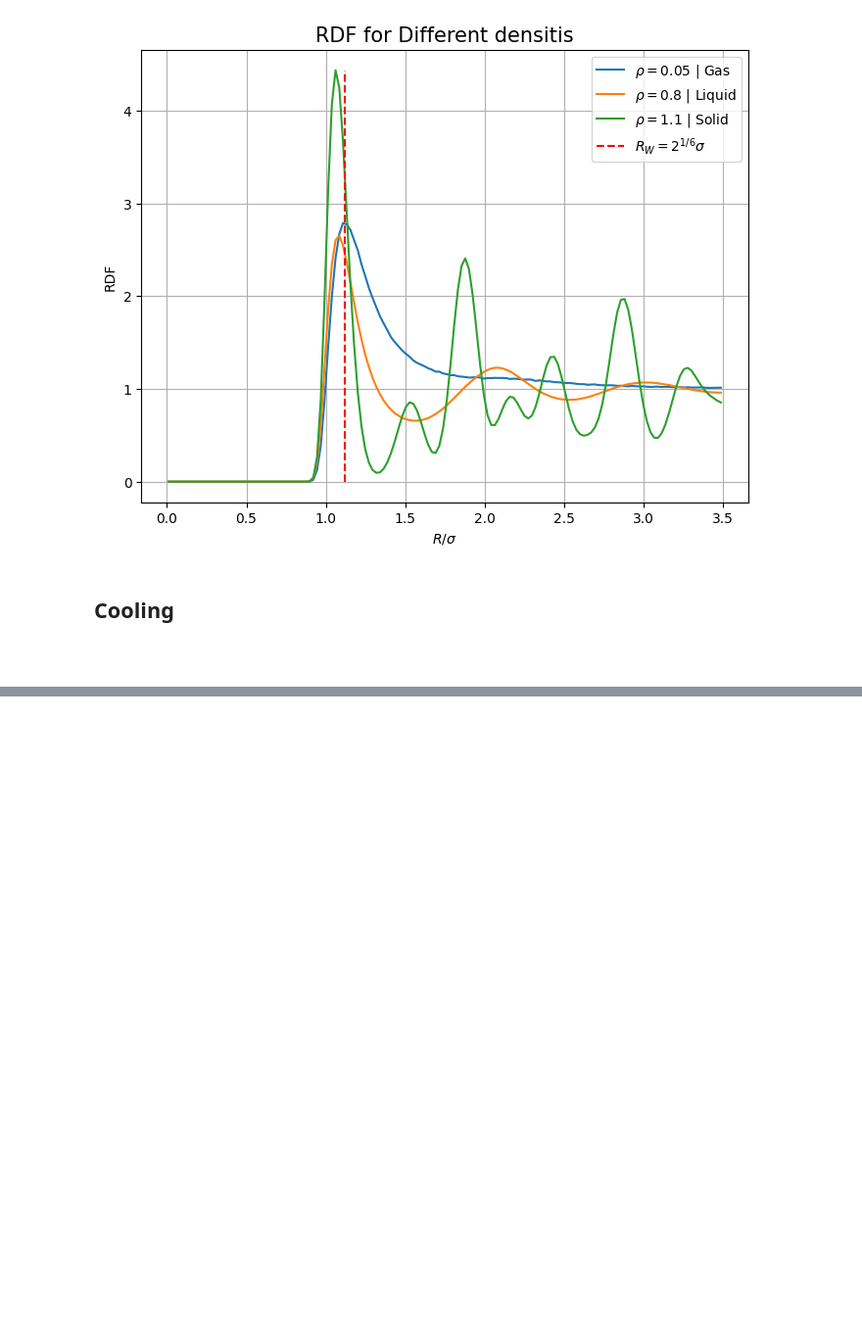
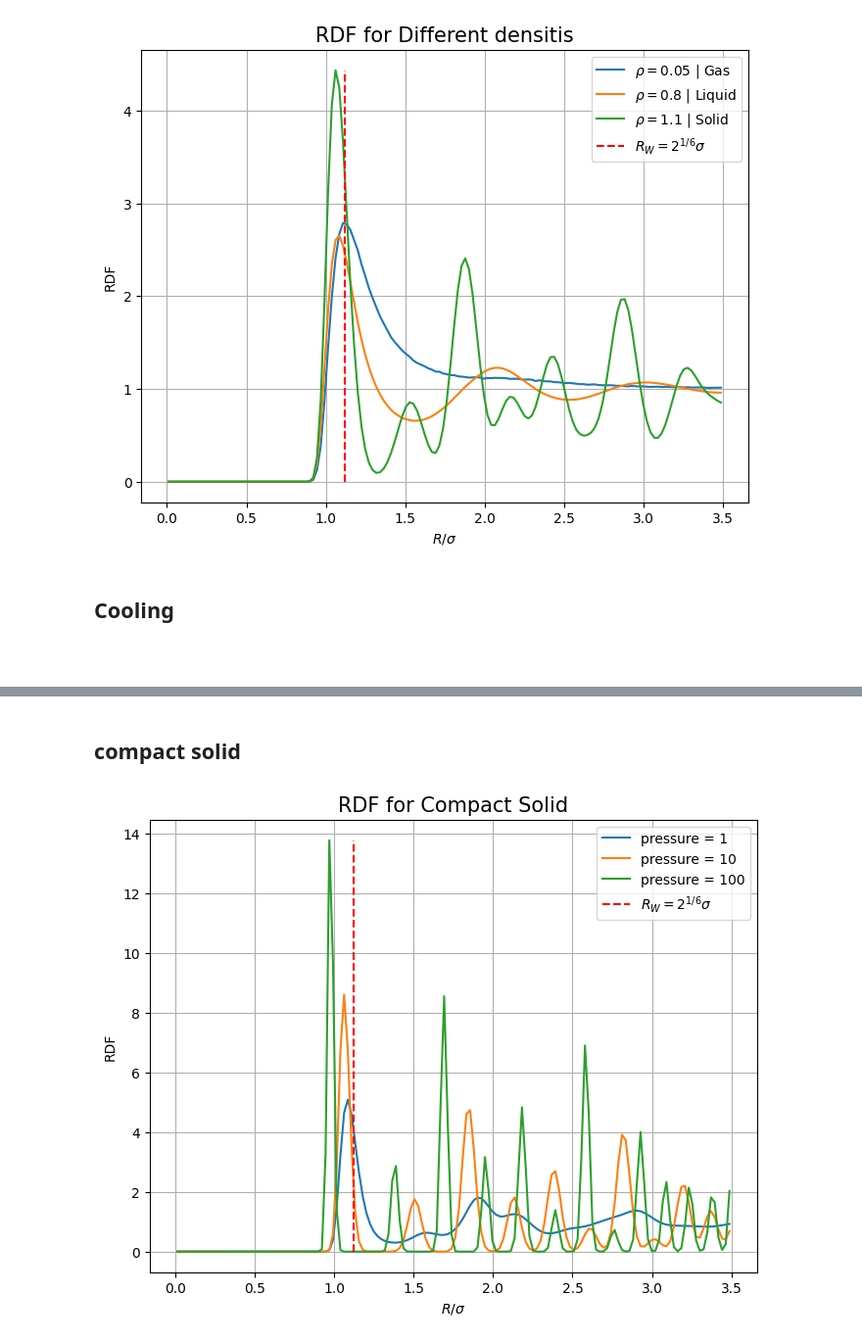
Before and after one commit to YehonathanBarda/Advenced_PhyChemLab2, a Jupyter notebook: MD/MD_run.ipynb, the cells around one changed output, grey strips where cells are left out. Shown at 98% size. Cells and saved outputs as stored; diff of their text form; code cells hidden in the pictures; blank space fills up the shorter version.

Commit message:
compact solid - pressure

```diff
--- a/MD/MD_run.ipynb
+++ b/MD/MD_run.ipynb
@@ -202,0 +201,20 @@ plt.show()
+# %% [markdown]
+## compact solid
+# %%
+pressure_list = [1,10,100]
+max_rdf = 0
+plt.figure(figsize=(8, 6))
+for pressure in pressure_list:
+    file_path = os.path.join(results_folder, f"rdf_lj_relaxation_pressure_{pressure}_NumStep_50000.out")
+    R, RDF = plot_rdf(file_path, Plot=False)
+    plt.plot(R, RDF, label=f'pressure = {pressure}')
+    max_rdf = max(max_rdf, max(RDF))
+plt.vlines(2 ** (1/6), 0,max_rdf, colors='r', linestyles='dashed', label=r'$R_{W}= 2^{1/6} \sigma$')
+plt.xlabel(r'$R/\sigma$')
+plt.ylabel(r'RDF')
+plt.title('RDF for Compact Solid', fontsize=15)
+plt.legend()
+plt.grid()
+plt.show()
+# %% [output]
+[figure, added]
```
Also changed, not shown: parts of 2 cells of this notebook, 15 other files.
